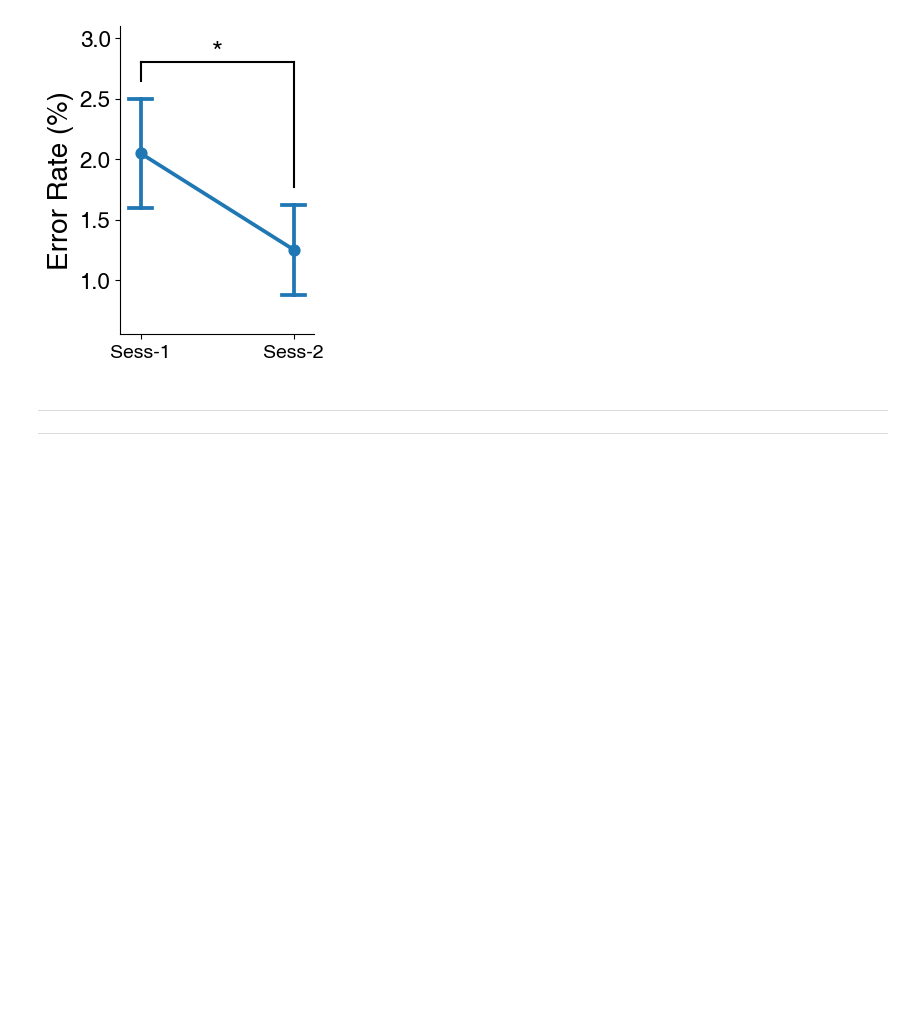
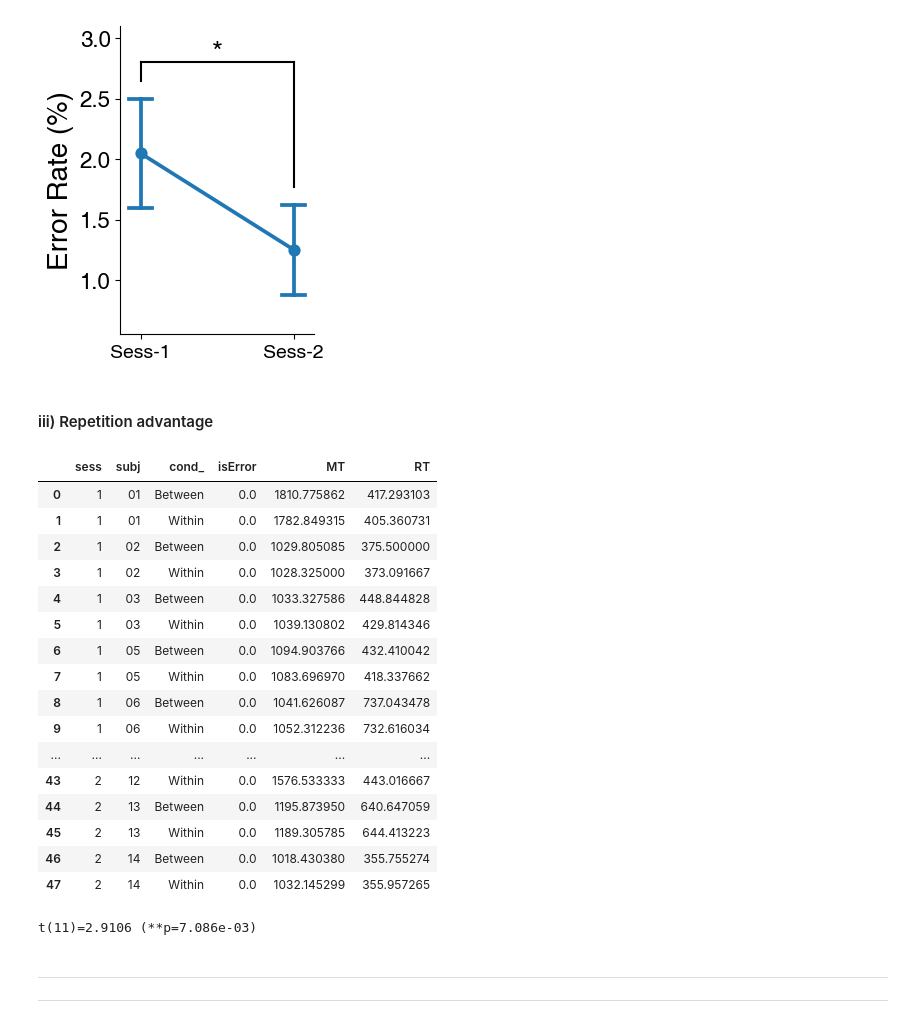
Before and after one commit to psb629/SeqSpatialSupp_fMRI, a Jupyter notebook: Notebook/behav.ipynb, the cells around one changed output. Drawn from its saved outputs; the diff is of its cells as text; code cells hidden in the pictures; blank space fills up the shorter version.

Commit message:
checked the repeition advantage in session 1

```diff
--- a/Notebook/behav.ipynb
+++ b/Notebook/behav.ipynb
@@ -505,3 +507,38 @@ fig.savefig(
+# %% [markdown]
+#### iii) Repetition advantage
+# %%
+dg['cond_'] = ['Between' if 'Between' in cond else('Within' if 'Within' in cond else 'invalid') for cond in dg.cond]
+dg_groupby = dg[dg.isError==0].groupby(['sess','subj','cond_'])[['isError','MT','RT']].mean().reset_index()
+# %%
+dg_groupby
+# %% [output]
+|  | sess | subj | cond_ | isError | MT | RT |
+| 0 | 1 | 01 | Between | 0.0 | 1810.775862 | 417.293103 |
+| 1 | 1 | 01 | Within | 0.0 | 1782.849315 | 405.360731 |
+| 2 | 1 | 02 | Between | 0.0 | 1029.805085 | 375.500000 |
+| 3 | 1 | 02 | Within | 0.0 | 1028.325000 | 373.091667 |
+| 4 | 1 | 03 | Between | 0.0 | 1033.327586 | 448.844828 |
+| 5 | 1 | 03 | Within | 0.0 | 1039.130802 | 429.814346 |
+| 6 | 1 | 05 | Between | 0.0 | 1094.903766 | 432.410042 |
+| 7 | 1 | 05 | Within | 0.0 | 1083.696970 | 418.337662 |
+| 8 | 1 | 06 | Between | 0.0 | 1041.626087 | 737.043478 |
+| 9 | 1 | 06 | Within | 0.0 | 1052.312236 | 732.616034 |
+| ... | ... | ... | ... | ... | ... | ... |
+| 43 | 2 | 12 | Within | 0.0 | 1576.533333 | 443.016667 |
+| 44 | 2 | 13 | Between | 0.0 | 1195.873950 | 640.647059 |
+| 45 | 2 | 13 | Within | 0.0 | 1189.305785 | 644.413223 |
+| 46 | 2 | 14 | Between | 0.0 | 1018.430380 | 355.755274 |
+| 47 | 2 | 14 | Within | 0.0 | 1032.145299 | 355.957265 |
+# %%
+tmp = dg_groupby[dg_groupby.sess==1]
+a = tmp[tmp.cond_=='Between'].RT.astype(float)
+b = tmp[tmp.cond_=='Within'].RT.astype(float)
+res = scipy.stats.ttest_rel(a,b,alternative='greater')
+tval = res.statistic
+pval = res.pvalue
+print('t(%d)=%.4f (%sp=%.3e)'%(res.df, tval, sstat.convert_pval_to_star(pval), pval))
+# %% [output]
+t(11)=2.9106 (**p=7.086e-03)
 # %% [markdown]
 ---
 ---
```
Also changed, not shown: parts of 3 cells of this notebook.
